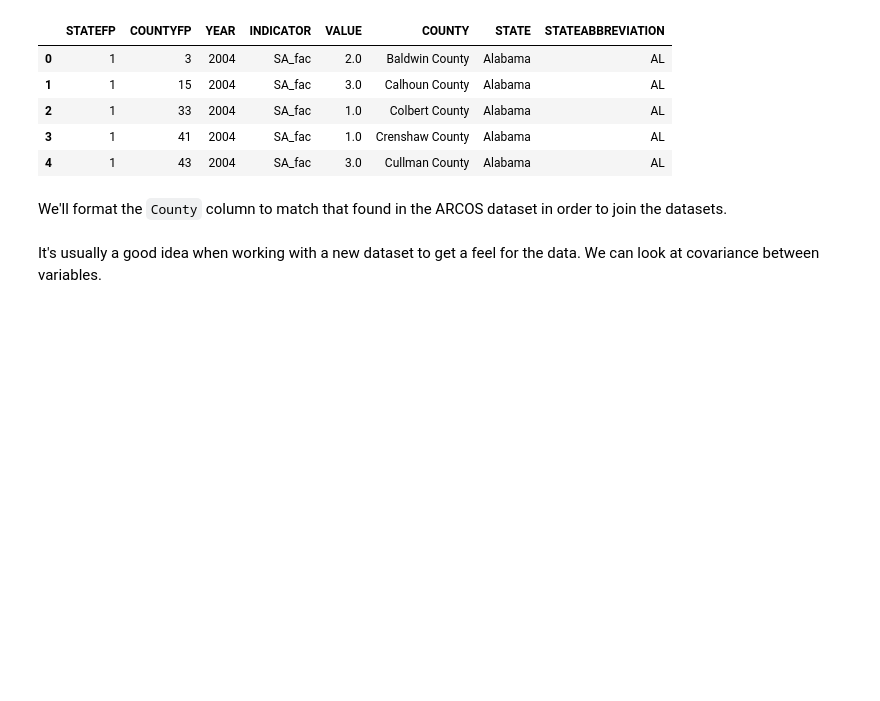
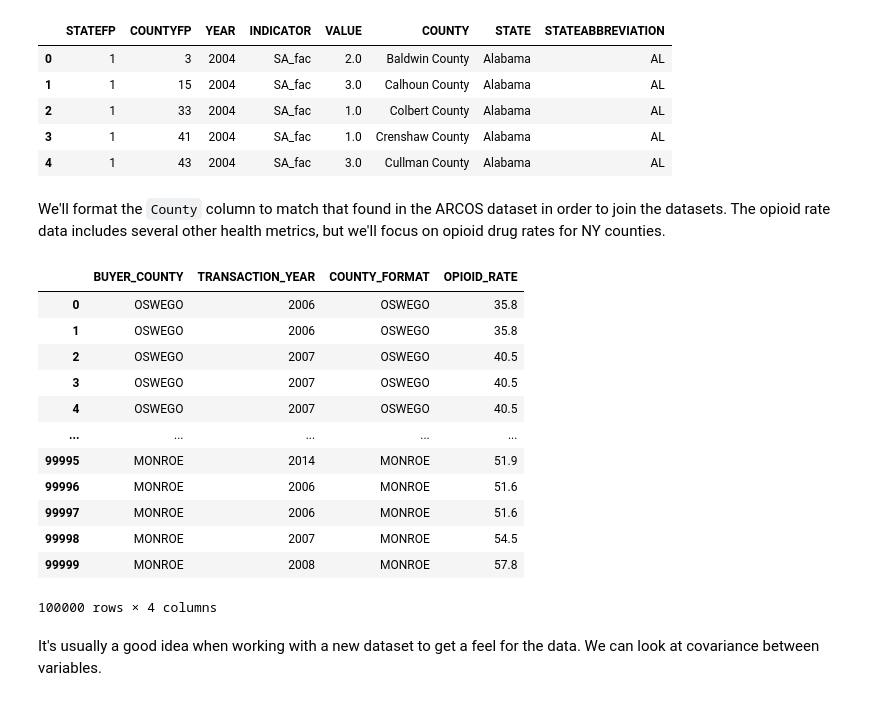
Before and after one commit to jessicambs/hacknights, a Jupyter notebook: opioid-analytics/01_opioid-distribution-prescription-patterns.ipynb, the cells around one changed output. Drawn from its saved outputs; the diff is of its cells as text; code cells hidden in the pictures; blank space fills up the shorter version.

```diff
--- a/opioid-analytics/01_opioid-distribution-prescription-patterns.ipynb
+++ b/opioid-analytics/01_opioid-distribution-prescription-patterns.ipynb
@@ -122,6 +109,6 @@ opioid_rates.head()
 | 3 | 1 | 41 | 2004 | SA_fac | 1.0 | Crenshaw County | Alabama | AL |
 | 4 | 1 | 43 | 2004 | SA_fac | 3.0 | Cullman County | Alabama | AL |
 # %% [markdown]
-We'll format the `County` column to match that found in the ARCOS dataset in order to join the datasets.
+We'll format the `County` column to match that found in the ARCOS dataset in order to join the datasets. The opioid rate data includes several other health metrics, but we'll focus on opioid drug rates for NY counties.
 # %%
 opioid_rates['COUNTY_FORMAT'] = opioid_rates['COUNTY'].str.replace(' County', '').str.upper()
@@ -132,0 +128,16 @@ pd.merge(chunk, opioid_rates[opioid_rates['STATE'] == 'New York'],
+# %%
+arcos[['BUYER_COUNTY', 'TRANSACTION_YEAR', 'COUNTY_FORMAT', 'OPIOID_RATE']]
+# %% [output]
+|  | BUYER_COUNTY | TRANSACTION_YEAR | COUNTY_FORMAT | OPIOID_RATE |
+| 0 | OSWEGO | 2006 | OSWEGO | 35.8 |
+| 1 | OSWEGO | 2006 | OSWEGO | 35.8 |
+| 2 | OSWEGO | 2007 | OSWEGO | 40.5 |
+| 3 | OSWEGO | 2007 | OSWEGO | 40.5 |
+| 4 | OSWEGO | 2007 | OSWEGO | 40.5 |
+| ... | ... | ... | ... | ... |
+| 99995 | MONROE | 2014 | MONROE | 51.9 |
+| 99996 | MONROE | 2006 | MONROE | 51.6 |
+| 99997 | MONROE | 2006 | MONROE | 51.6 |
+| 99998 | MONROE | 2007 | MONROE | 54.5 |
+| 99999 | MONROE | 2008 | MONROE | 57.8 |
+100000 rows × 4 columns
```
Also changed, not shown: parts of 15 cells of this notebook.
